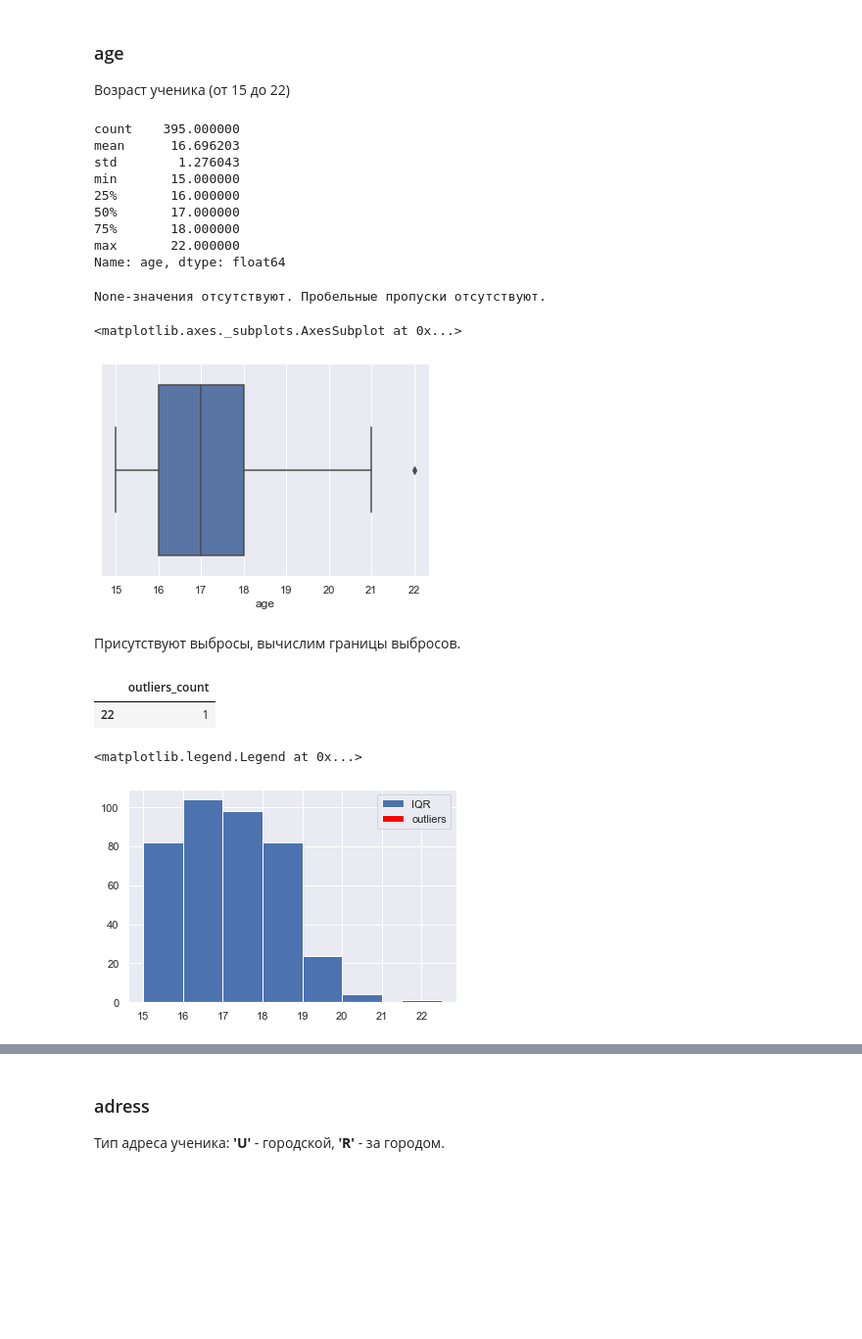
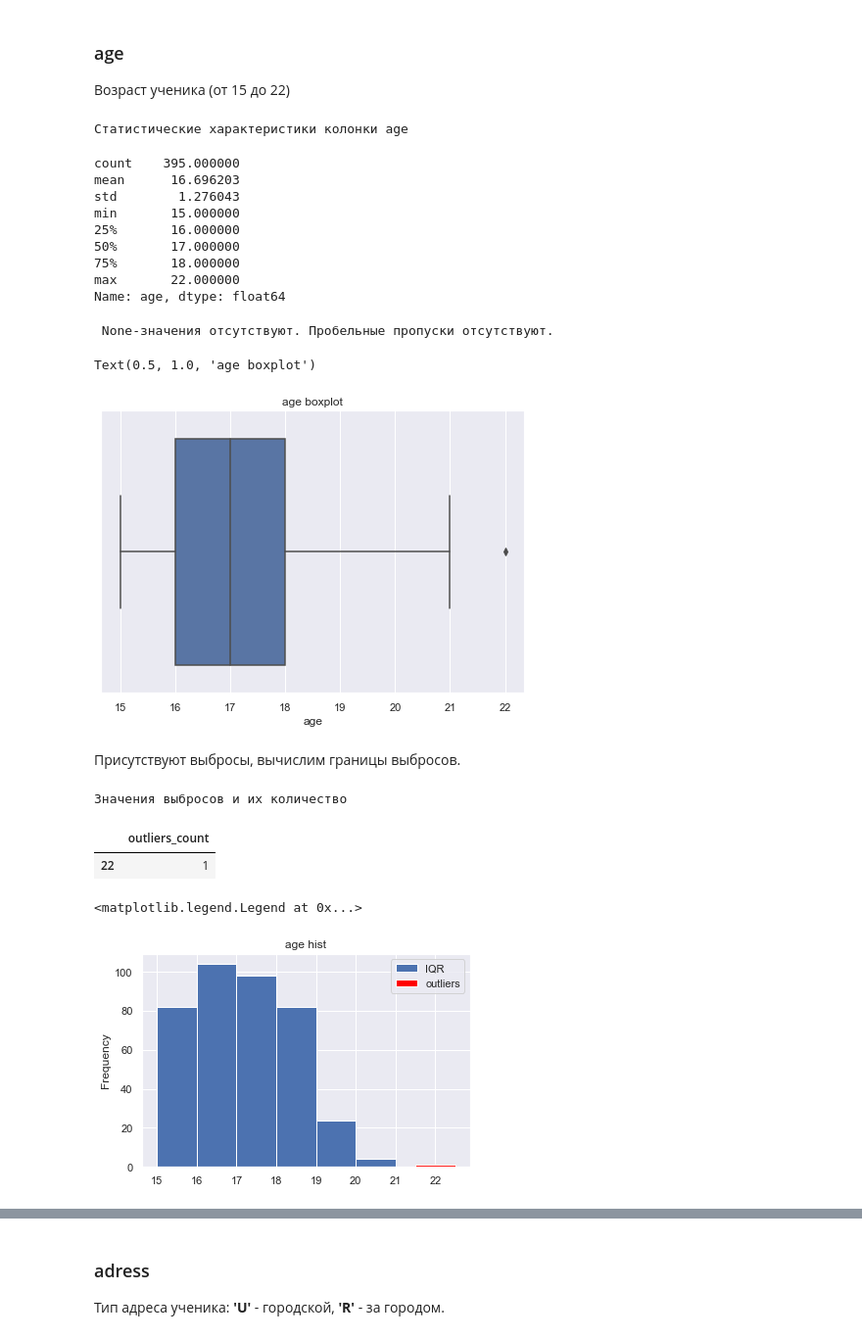
Before and after one commit to SeaVulf/skillfactory_rds, a Jupyter notebook: project_2_EDA/Project_2_EDA_stud_math.ipynb, the cells around one changed output, grey strips where cells are left out. Shown at 98% size. Drawn from its saved outputs; the diff is of its cells as text; code cells hidden in the pictures; blank space fills up the shorter version.

```diff
--- a/project_2_EDA/Project_2_EDA_stud_math.ipynb
+++ b/project_2_EDA/Project_2_EDA_stud_math.ipynb
@@ -232,48 +240,57 @@ None-значения отсутствуют. Пробельные пропус
 ### age
 Возраст ученика (от 15 до 22)
 # %%
+# ОЗНАКОМЛЕНИЕМ С СОСТАВОМ ЧИСЛОВОЙ КОЛОНКИ
 # Интересующая колонка
 column = 'age'
 
 # Статистическое описание колонки
+print('Статистические характеристики колонки', column)
 display(stud[column].describe())
 
 #Имеются ли None-элементы или пробельные пропуски
-print(mod_eda.find_nulls(stud[column])[0])
+print('\n', mod_eda.find_nulls(stud[column])[0])
 
 #Построим boxplot
-sns.boxplot(stud[column])
+fig = plt.figure()
+axes = fig.add_axes([0, 0, 1, 1])
+sns.boxplot(stud[column],ax=axes)
+axes.set_title(column+' boxplot')
 # %% [output]
-count    395.000000
-mean      16.696203
-std        1.276043
-min       15.000000
-25%       16.000000
-50%       17.000000
-75%       18.000000
-max       22.000000
-Name: age, dtype: float64
+Статистические характеристики колонки age
-None-значения отсутствуют. Пробельные пропуски отсутствуют.
+count    395.000000
+mean      16.696203
+std        1.276043
+min       15.000000
+25%       16.000000
+50%       17.000000
+75%       18.000000
+max       22.000000
+Name: age, dtype: float64
-<matplotlib.axes._subplots.AxesSubplot at 0x...>
+ None-значения отсутствуют. Пробельные пропуски отсутствуют.
+Text(0.5, 1.0, 'age boxplot')
-[figure, old version]
+[figure, new version]
 # %% [markdown]
 Присутствуют выбросы, вычислим границы выбросов.
 # %%
+# РАСПРЕДЕЛЕНИЕ ЧИСЛОВОГО ПРИЗНАКА
 # Определим границы выбросов, и выведем данные, соответствующие этому диапазону в гистограмму
 boards = mod_eda.get_boards(stud[column])
 
 # Выведем значение и количество выбросов
+print('Значения выбросов и их количество')
 display(pd.DataFrame({'outliers_count': stud[(stud[column] > boards[1])|
                         (stud[column] < boards[0])][column].value_counts()}))
 
 # Посмотрим распределение признака
-stud[stud[column].between(boards[0], boards[1])][column].hist(bins=6, label = 'IQR') # Значения без выбросов
-stud[(stud[column] > boards[1])|(stud[column] < boards[0])][column].hist(bins = 1, color = 'red', label = 'outliers') # Выбросы
+stud[stud[column].between(boards[0], boards[1])][column].plot(kind='hist',bins=6, label = 'IQR', title=column+' hist') # Значения без выбросов
+stud[(stud[column] > boards[1])|(stud[column] < boards[0])][column].plot(kind='hist', bins = 1, color = 'red', label = 'outliers') # Выбросы
 
 plt.legend()
 # %% [output]
+Значения выбросов и их количество
 |  | outliers_count |
 | 22 | 1 |
-<matplotlib.legend.Legend at 0x...>
+<matplotlib.legend.Legend at 0x...>
-[figure, old version]
+[figure, new version]
 # %% [markdown]
```
Also changed, not shown: parts of 69 cells of this notebook, 1 other file.
